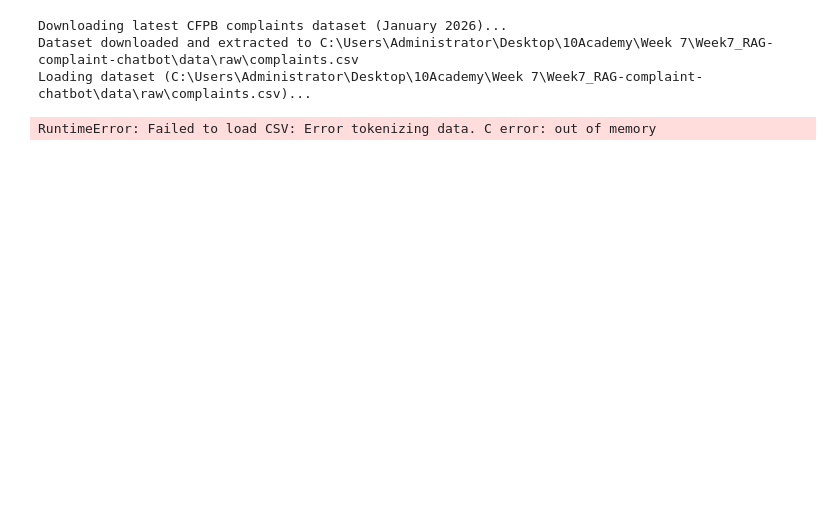
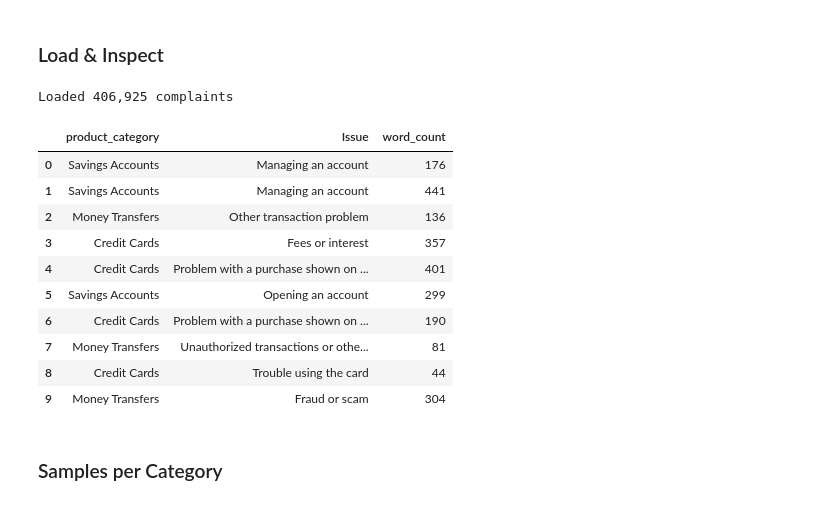
Before and after one commit to gashawbekele06/Week7_RAG-complaint-chatbot, a Jupyter notebook: notebooks/eda.ipynb, the cells around one changed output. Drawn from its saved outputs; the diff is of its cells as text; code cells hidden in the pictures; blank space fills up the shorter version.

```diff
--- a/notebooks/eda.ipynb
+++ b/notebooks/eda.ipynb
@@ -16,12 +40,23 @@ processor = CFPBDataProcessor()
-# %%
-processor = CFPBDataProcessor()
-processor.download_dataset()      # Skip if already done
-processor.load_and_filter()       # Chunked + filtered load
-processor.perform_eda()
-processor.filter_and_clean()
-processor.save()
-# %% [output]
-Downloading latest CFPB complaints dataset (January 2026)...
-Dataset downloaded and extracted to C:\Users\Administrator\Desktop\10Academy\Week 7\Week7_RAG-complaint-chatbot\data\raw\complaints.csv
-Loading dataset (C:\Users\Administrator\Desktop\10Academy\Week 7\Week7_RAG-complaint-chatbot\data\raw\complaints.csv)...
-RuntimeError: Failed to load CSV: Error tokenizing data. C error: out of memory
+# %% [markdown]
+### Load & Inspect
+# %%
+import pandas as pd
+
+df = pd.read_csv(r"C:\Users\Administrator\Desktop\10Academy\Week 7\Week7_RAG-complaint-chatbot\data\processed\filtered_complaints.csv")
+print(f"Loaded {len(df):,} complaints")
+df[['product_category', 'Issue', 'word_count']].head(10)
+# %% [output]
+Loaded 406,925 complaints
+|  | product_category | Issue | word_count |
+| 0 | Savings Accounts | Managing an account | 176 |
+| 1 | Savings Accounts | Managing an account | 441 |
+| 2 | Money Transfers | Other transaction problem | 136 |
+| 3 | Credit Cards | Fees or interest | 357 |
+| 4 | Credit Cards | Problem with a purchase shown on ... | 401 |
+| 5 | Savings Accounts | Opening an account | 299 |
+| 6 | Credit Cards | Problem with a purchase shown on ... | 190 |
+| 7 | Money Transfers | Unauthorized transactions or othe... | 81 |
+| 8 | Credit Cards | Trouble using the card | 44 |
+| 9 | Money Transfers | Fraud or scam | 304 |
+# %% [markdown]
+### Samples per Category
```
Also changed, not shown: parts of 8 cells of this notebook, 3 other files.
